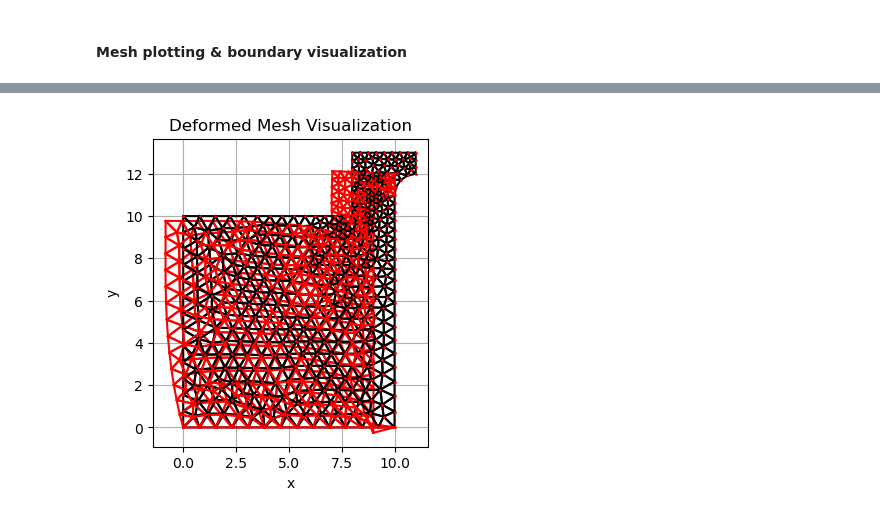
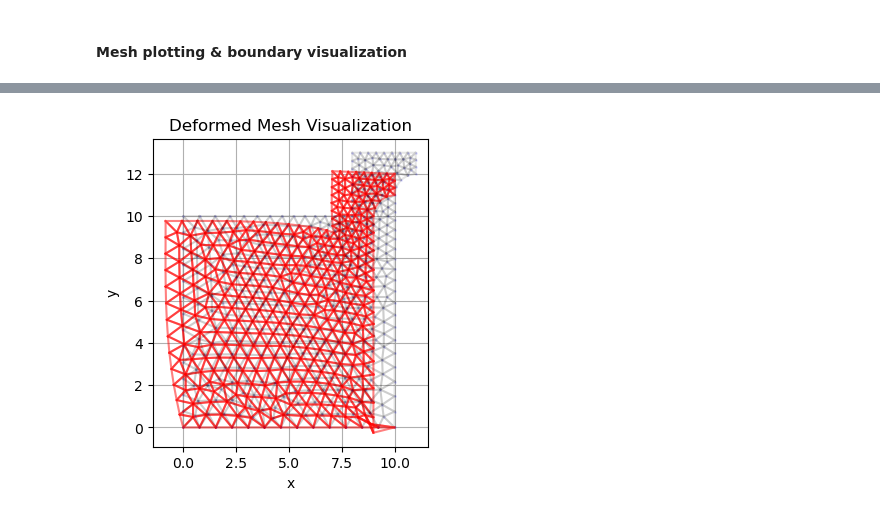
Before and after one commit to maxblw/CIEM4220_CM, a Jupyter notebook: model/1_model_definition.ipynb, the cells around one changed output, grey strips where cells are left out. Cells and saved outputs as stored; diff of their text form; code cells hidden in the pictures.

```diff
--- a/model/1_model_definition.ipynb
+++ b/model/1_model_definition.ipynb
@@ -188,15 +67,12 @@ gmsh.model.geo.synchronize()
 interior_tag = 3  # Assign a physical group ID
 gmsh.model.addPhysicalGroup(2, [surface], interior_tag)  # 2 corresponds to surface dimension
 
+sea_side_tag = 1  # Assign a physical group ID
+gmsh.model.addPhysicalGroup(1, [l_f, l_g, l_e], sea_side_tag)  # 1 to the line segment
+
 # # Define physical boundary for the left vertical side (l4)
-under_side_tag = 2  # Assign a physical group ID
-gmsh.model.addPhysicalGroup(1, [l_h], under_side_tag)  # 1 to the line segment
-
-right_side_tag = 1  # Assign a physical group ID
-gmsh.model.addPhysicalGroup(1, [l_f, l_g, l_e], right_side_tag)  # 1 to the line segment
-
-
-
+bottom_side_tag = 2  # Assign a physical group ID
+gmsh.model.addPhysicalGroup(1, [l_h], bottom_side_tag)  # 1 to the line segment
 
 # Generate the mesh
 # gmsh.model.geo.synchronize()
@@ -214,10 +90,8 @@ triangles = mesh.get_cells_type("triangle")
 groups = mesh.get_cell_data("gmsh:physical", "line")
 # edges = mesh.get_cells_type("line") # edges on the left boundary
 # edges = mesh.cells_dict.get(2, [])  # edges on the left boundary
-hor_edges = mesh.get_cells_type("line")[groups == under_side_tag]
-ver_edges = mesh.get_cells_type("line")[groups == right_side_tag]
-print("hor_edges", hor_edges)
-print("ver_edges", ver_edges)
+bottom_edges = mesh.get_cells_type("line")[groups == bottom_side_tag]
+sea_edges = mesh.get_cells_type("line")[groups == sea_side_tag]
 
 # Plot triangles
 fig, ax = plt.subplots(1,2, figsize=(8, 8))
@@ -233,11 +107,11 @@ ax[0].set_title("Mesh Visualization (triangles)")
 ax[0].grid(True)
 
 # Plot edges
-for edge in ver_edges:
+for edge in sea_edges:
     coords = points[edge]
     coords = np.vstack((coords, coords[0]))  # close the line
     ax[1].plot(coords[:, 0], coords[:, 1], 'blue', label = "ver")
-for edge in hor_edges:
+for edge in bottom_edges:
     coords = points[edge]
     coords = np.vstack((coords, coords[0]))  # close the line
     ax[1].plot(coords[:, 0], coords[:, 1], 'red', label = "hor")
@@ -346,28 +182,29 @@ ver_boundary_dofs [  8   9  10  11  12  13  14  15  94  95  96  97  98  99 100 1
 # %%
 # Solve the system of equations
 u = np.linalg.solve(K, f)
 
 # Reshape the solution vector into a 2D array for visualization and magnify by 1e3
 u_reshaped = u.reshape(-1, 2) * 1e3
+
 
 # Plot the deformed mesh
 plt.figure(figsize=(8, 4))
 for tri in triangles:
     coords = points[tri]
     coords_displaced = coords + u_reshaped[tri]
     coords = np.vstack((coords, coords[0]))  # close the triangle
     coords_displaced = np.vstack((coords_displaced, coords_displaced[0]))  # close the triangle
-    plt.plot(coords[:, 0], coords[:, 1], 'k-')
-    plt.plot(coords_displaced[:,0],coords_displaced[:,1], 'r-')
-plt.plot(points[:, 0], points[:, 1], 'ro', markersize=1)
+    plt.plot(coords[:, 0], coords[:, 1], 'k-', alpha=0.1)
+    plt.plot(coords_displaced[:,0],coords_displaced[:,1], 'r-', alpha=0.5)
+plt.plot(points[:, 0], points[:, 1], 'bo', markersize=1, alpha =0.1)
 plt.gca().set_aspect('equal')
 plt.xlabel("x")
 plt.ylabel("y")
 plt.title("Deformed Mesh Visualization")
 plt.grid(True)
 plt.show()
 # %% [output]
-[figure, old version]
+[figure, new version]
 # %%
 n = 2
 
```
Also changed, not shown: parts of 7 cells of this notebook, 1 other file.
